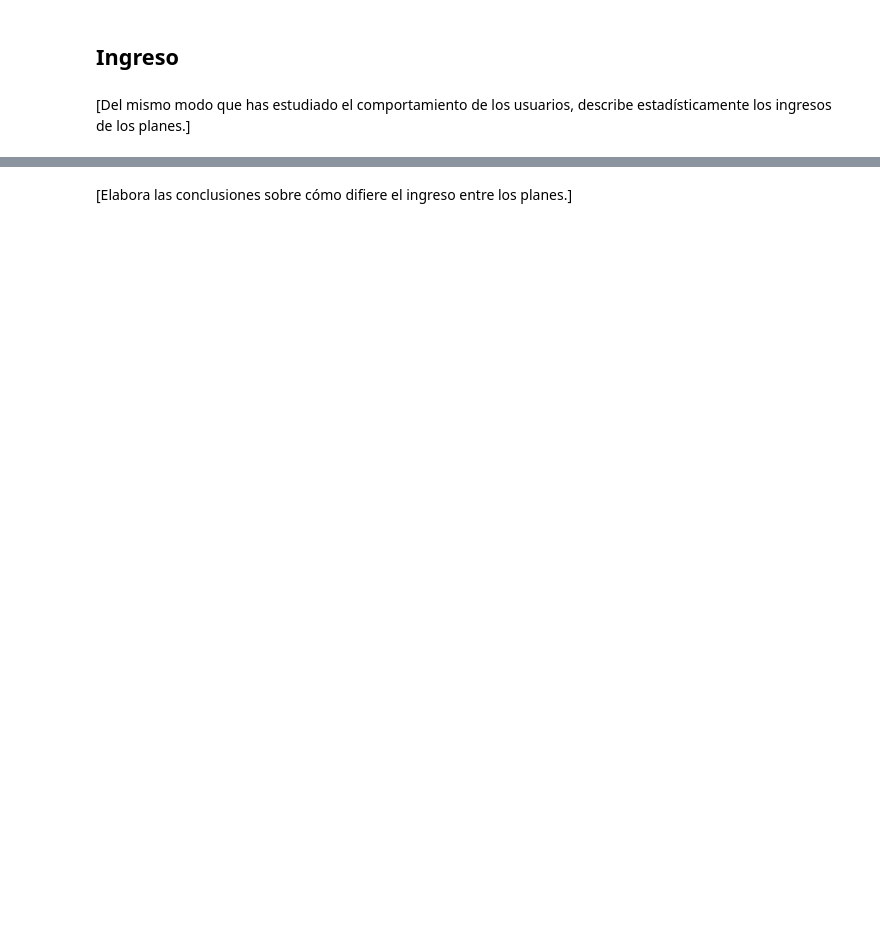
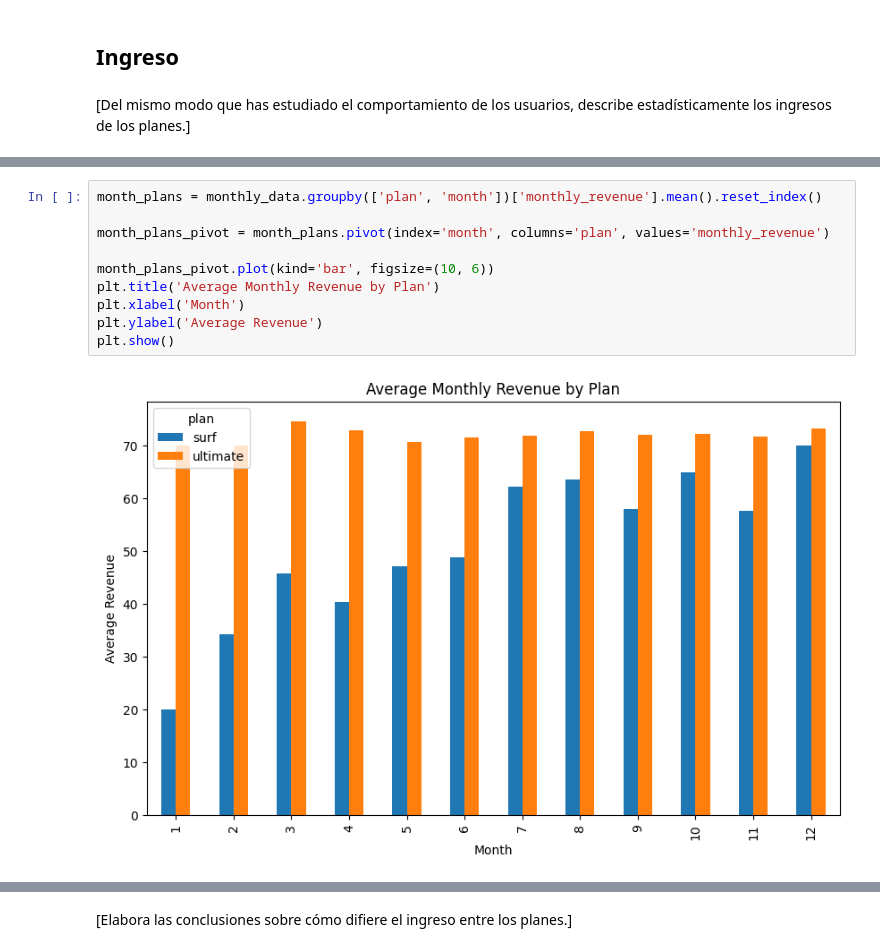
Before and after one commit to Davichobacter/data_science_tt, a Jupyter notebook: notebook.ipynb, the cells around one changed output, grey strips where cells are left out. Saved outputs shown, nothing was run; the diff lists cells and outputs as text; blank space fills up the shorter version.

```diff
--- a/notebook.ipynb
+++ b/notebook.ipynb
@@ -796,0 +851,12 @@ plt.show()
+# %%
+month_plans = monthly_data.groupby(['plan', 'month'])['monthly_revenue'].mean().reset_index()
+
+month_plans_pivot = month_plans.pivot(index='month', columns='plan', values='monthly_revenue')
+
+month_plans_pivot.plot(kind='bar', figsize=(10, 6))
+plt.title('Average Monthly Revenue by Plan')
+plt.xlabel('Month')
+plt.ylabel('Average Revenue')
+plt.show()
+# %% [output]
+[figure, added]
```
Also changed, not shown: parts of 33 cells of this notebook.
